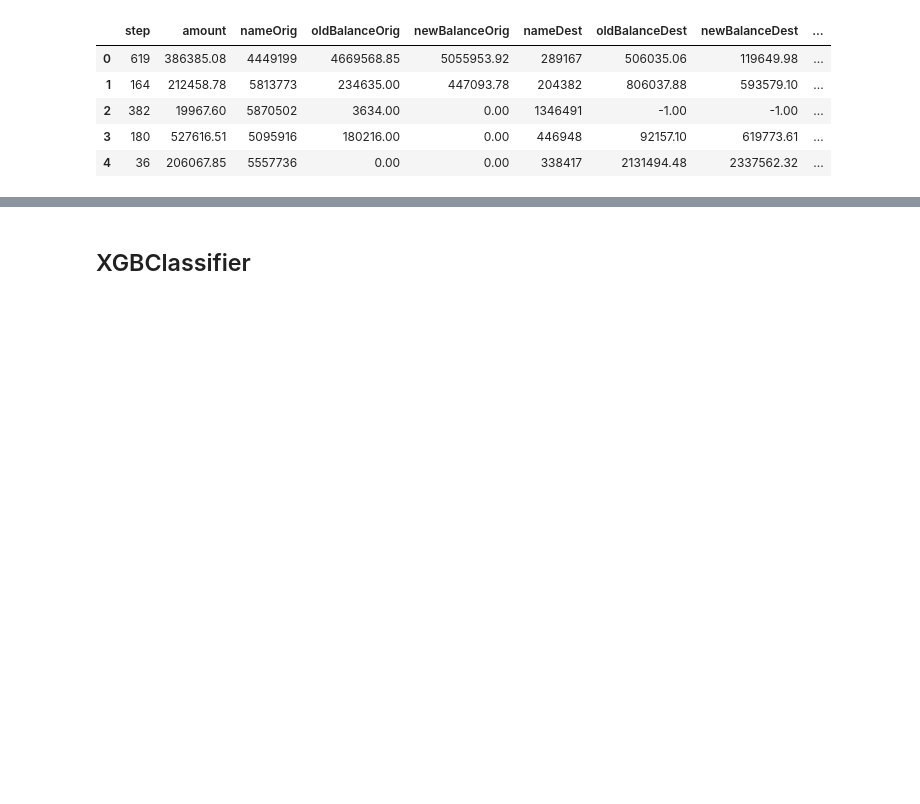
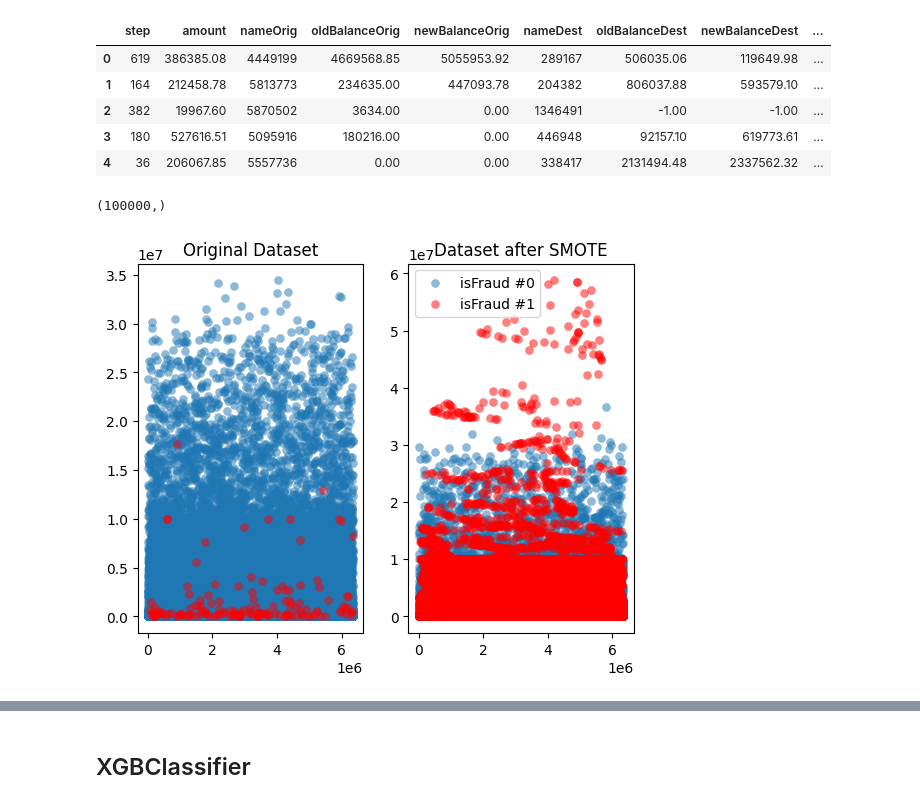
Before and after one commit to AlcaRmsp/the_laundromat, a Jupyter notebook: Data-Modeling_TK_Rebalancing_ytest.ipynb, the cells around one changed output, grey strips where cells are left out. Saved outputs shown, nothing was run; the diff lists cells and outputs as text; code cells hidden in the pictures; blank space fills up the shorter version.

```diff
--- a/Data-Modeling_TK_Rebalancing_ytest.ipynb
+++ b/Data-Modeling_TK_Rebalancing_ytest.ipynb
@@ -763,3 +774,29 @@ X_resampled.head()
 | 2 | 382 | 19967.60 | 5870502 | 3634.00 | 0.00 | 1346491 | -1.00 | -1.00 | ... |
 | 3 | 180 | 527616.51 | 5095916 | 180216.00 | 0.00 | 446948 | 92157.10 | 619773.61 | ... |
 | 4 | 36 | 206067.85 | 5557736 | 0.00 | 0.00 | 338417 | 2131494.48 | 2337562.32 | ... |
+# %%
+X_postsmote_sample=X_resampled.sample(100000)
+X_postsmote_viz=X_postsmote_sample.iloc[:, 2:10].values
+y_postsmote_viz=X_postsmote_sample.isFraud.values
+# %%
+y_postsmote_viz.shape
+# %% [output]
+(100000,)
+# %%
+# Plot the resampled data
+import matplotlib.pyplot as plt
+def compare_plot(X_viz, y_viz, X_postsmote_viz, y_postsmote_viz, method):
+    plt.subplot(1, 2, 1)
+    plt.scatter(X_viz[y_viz == 0, 0], X_viz[y_viz == 0, 1], label="isFraud #0", alpha=0.5, linewidth=0.15)
+    plt.scatter(X_viz[y_viz == 1,0], X_viz[y_viz == 1,1], label="isFraud#1", alpha=0.5, linewidth=0.15, c='r')
+    plt.title('Original Dataset')
+    plt.subplot(1, 2, 2)
+    plt.scatter(X_postsmote_viz[y_postsmote_viz== 0, 0], X_postsmote_viz[y_postsmote_viz == 0, 1], label="isFraud #0", alpha=0.5, linewidth=0.15)
+    plt.scatter(X_postsmote_viz[y_postsmote_viz == 1, 0], X_postsmote_viz[y_postsmote_viz == 1, 1], label="isFraud #1", alpha=0.5, linewidth=0.15, c='r')
+    plt.title('Dataset after SMOTE')
+    plt.legend()
+    plt.show()
+
+compare_plot(X_viz, y_viz, X_postsmote_viz, y_postsmote_viz, method='SMOTE')
+# %% [output]
+[figure, added]
```
Also changed, not shown: parts of 40 cells of this notebook.
